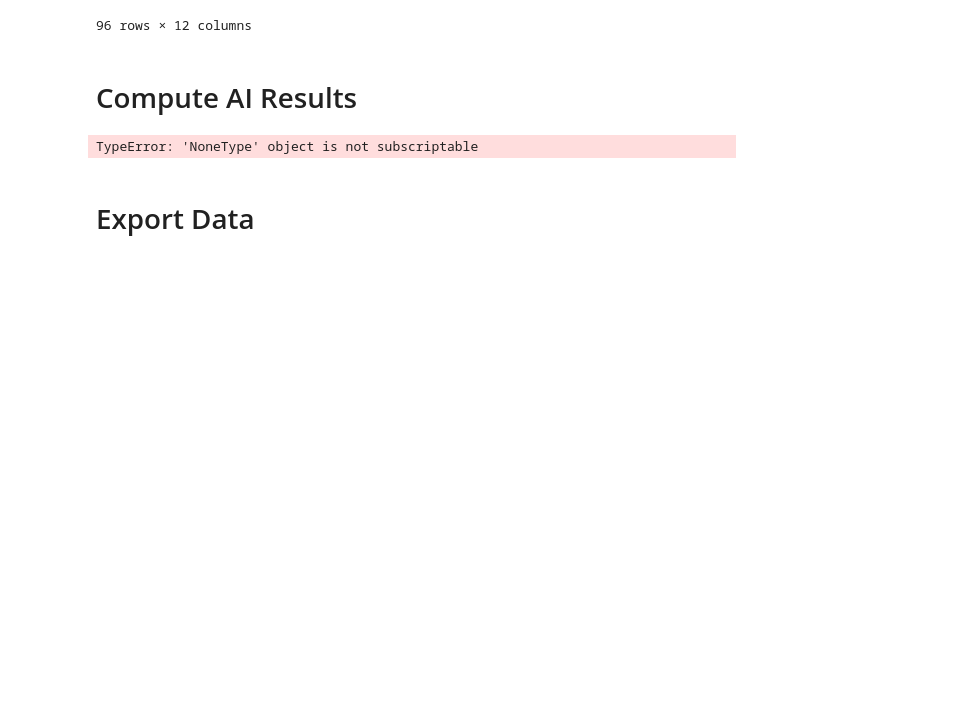
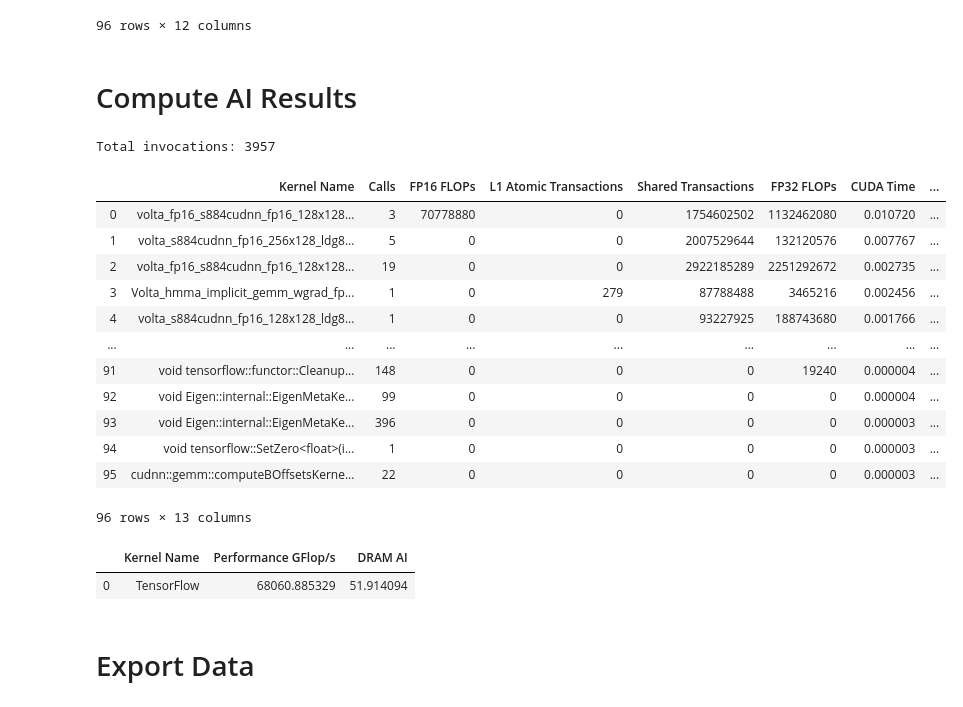
Before and after one commit to PointKernel/climate-seg-benchmark, a Jupyter notebook: analysis/process_nsight.ipynb, the cells around one changed output. Drawn from its saved outputs; the diff is of its cells as text; code cells hidden in the pictures; blank space fills up the shorter version.

Commit message:
Cleanup

```diff
--- a/analysis/process_nsight.ipynb
+++ b/analysis/process_nsight.ipynb
@@ -337,35 +337,48 @@ del profiledf['CUDA Rates']
 ### TC Time
 profiledf['TC Time'] = profiledf['TC Cycles'] / profiledf['TC Rates']
 profiledf = profiledf.fillna(0.)
 del profiledf['TC Cycles']
 del profiledf['TC Rates']
 
 ### TC FLOPs
 profiledf['TC FLOPs'] = profiledf['TC FLOP Rates'] * profiledf['TC Time']
 del profiledf['TC FLOP Rates']
 
 ### FLOPs
 profiledf['FLOPs'] = profiledf['FP16 FLOPs'] + profiledf['FP32 FLOPs'] + profiledf['TC FLOPs']
 
 #df = profiledf[profiledf["FP16 FLOPs"]!=0]
 #print(df)
 
 ### DRAM Bytes
 profiledf['DRAM Bytes'] = profiledf['DRAM Transactions'] * 32.
 del profiledf['DRAM Transactions']
 
 ### DRAM AI
 profiledf["DRAM AI"] = profiledf["FLOPs"] / profiledf["DRAM Bytes"]
 
 ### Performance
 profiledf['Performance GFlop/s'] = profiledf['FLOPs'] / (profiledf['CUDA Time']*10**9)
 
-profiledf = profiledf.sort_values('CUDA Time', ascending=False).reset_index(drop=True, inplace=True)
+profiledf = profiledf.sort_values('CUDA Time', ascending=False).reset_index(drop=True)
 
 print("Total invocations: {}".format(profiledf['Calls'].sum()))
 display(profiledf)
 # %% [output]
-TypeError: 'NoneType' object is not subscriptable
+Total invocations: 3957
+|  | Kernel Name | Calls | FP16 FLOPs | L1 Atomic Transactions | Shared Transactions | FP32 FLOPs | CUDA Time | ... |
+| 0 | volta_fp16_s884cudnn_fp16_128x128... | 3 | 70778880 | 0 | 1754602502 | 1132462080 | 0.010720 | ... |
+| 1 | volta_s884cudnn_fp16_256x128_ldg8... | 5 | 0 | 0 | 2007529644 | 132120576 | 0.007767 | ... |
+| 2 | volta_fp16_s884cudnn_fp16_128x128... | 19 | 0 | 0 | 2922185289 | 2251292672 | 0.002735 | ... |
+| 3 | Volta_hmma_implicit_gemm_wgrad_fp... | 1 | 0 | 279 | 87788488 | 3465216 | 0.002456 | ... |
+| 4 | volta_s884cudnn_fp16_128x128_ldg8... | 1 | 0 | 0 | 93227925 | 188743680 | 0.001766 | ... |
+| ... | ... | ... | ... | ... | ... | ... | ... | ... |
+| 91 | void tensorflow::functor::Cleanup... | 148 | 0 | 0 | 0 | 19240 | 0.000004 | ... |
+| 92 | void Eigen::internal::EigenMetaKe... | 99 | 0 | 0 | 0 | 0 | 0.000004 | ... |
+| 93 | void Eigen::internal::EigenMetaKe... | 396 | 0 | 0 | 0 | 0 | 0.000003 | ... |
+| 94 | void tensorflow::SetZero<float>(i... | 1 | 0 | 0 | 0 | 0 | 0.000003 | ... |
+| 95 | cudnn::gemm::computeBOffsetsKerne... | 22 | 0 | 0 | 0 | 0 | 0.000003 | ... |
+96 rows × 13 columns
 # %%
 #sum over all kernels
 
@@ -382,6 +395,9 @@ finalAI    = totalFLOPs / totalBytes
 df = {'Kernel Name': ['TensorFlow'], 'Performance GFlop/s': [finalPerf], 'DRAM AI': [finalAI]}
 combineddf = pd.DataFrame(data=df)
 display(combineddf)
+# %% [output]
+|  | Kernel Name | Performance GFlop/s | DRAM AI |
+| 0 | TensorFlow | 68060.885329 | 51.914094 |
 # %% [markdown]
 # Export Data
 # %%
```
